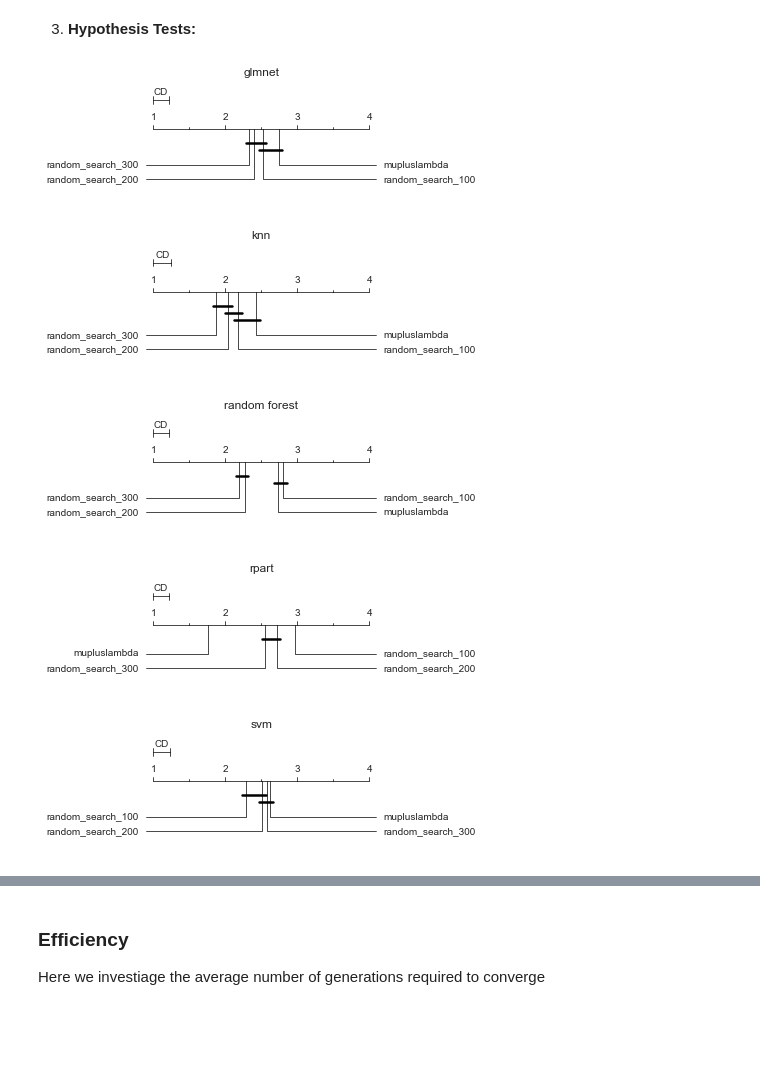
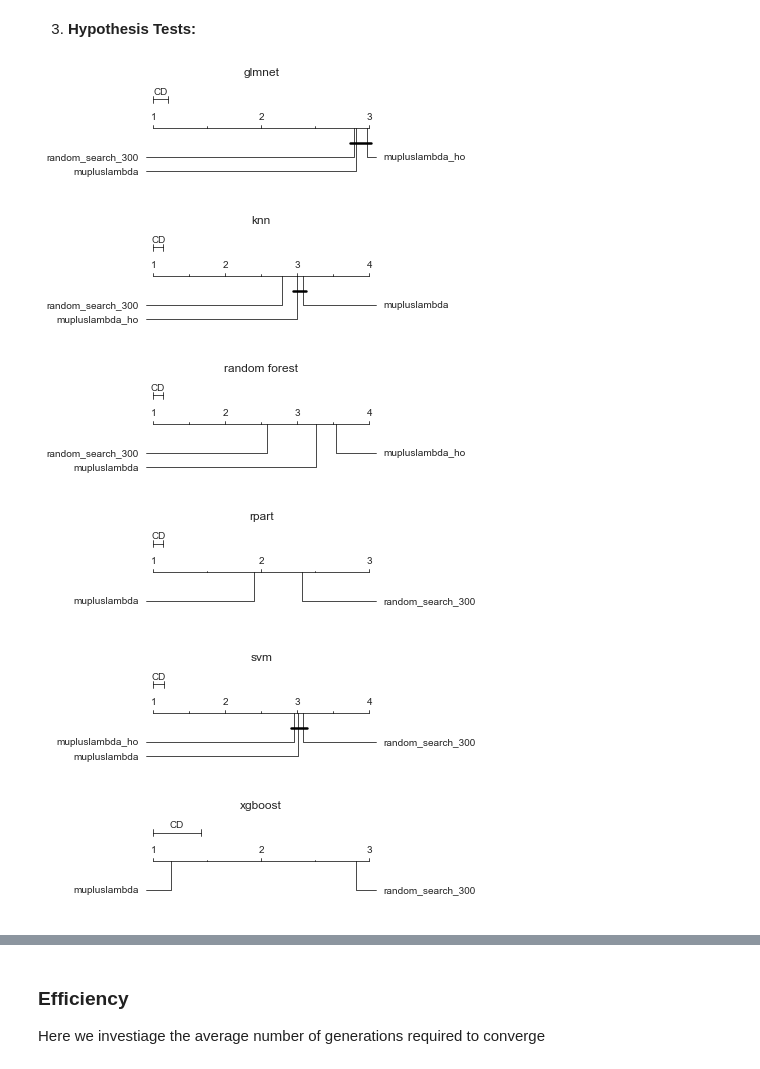
Before and after one commit to PGijsbers/symbolicdefaults, a Jupyter notebook: LogParsing-V3.ipynb, the cells around one changed output, grey strips where cells are left out. Drawn from its saved outputs; the diff is of its cells as text; code cells hidden in the pictures; blank space fills up the shorter version.

```diff
--- a/LogParsing-V3.ipynb
+++ b/LogParsing-V3.ipynb
@@ -206,8 +206,8 @@ Most of the time we are only interested in a single individual from the pareto-f
 We can obtain this via `pick_final_expression(<strategy>)` from each log.
 # %%
 # Collect logs for all problems
-problems = ['svm', 'glmnet', 'rf', 'rpart', 'knn']
-search_strategies = ["mupluslambda", "random_search", "True"]
+problems = ['svm', 'glmnet', 'rf', 'rpart', 'knn', 'xgboost']
+search_strategies = ["mupluslambda", "random_search", "True", "mupluslambda_ho"]
 log = {}
 for problem in problems:
     log[problem] = Runlog(problem, search_strategies, logdir="runs/results2")
@@ -217,7 +217,7 @@ for problem in problems:
 df = pd.DataFrame([])
 
 for k in log.keys():
-    pdf = log[k].pick_final_expression("shortest")
+    pdf = log[k].pick_final_expression("best")
     pdf['problem'] = k
     df = df.append(pdf)
 df[['task', 'length', 'problem', 'search', 'expression', 'in', 'out']].head()
@@ -239,14 +263,17 @@ The following boxplot shows normalized accuracy across problems and search strat
 
 **1. Un-aggregated (across all replications):**
 # %%
-sns.set_palette([sns.xkcd_rgb[x] for x in ["denim blue", "burnt sienna", "tangerine", "yellow orange"]])
+sns.set_palette([sns.xkcd_rgb[x] for x in ["denim blue", "baby blue", "burnt sienna", "tangerine", "yellow orange"]])
 data = df[df.search != "constants_only"].copy()
 data.replace("rf", "random forest", inplace=True)
 p = sns.boxplot(data=data, x="problem", y="out", hue = "search")
 p.set(ylabel='OOB-Accuracy (normalized)', xlabel='Algorithm')
 p.legend(loc='lower right')
 p.legend_.set_title("Search strategy")
-new_labels = [r'$\mu + \lambda$ EA', 'random search 100', 'random search 200', 'random search 300']
+if "mupluslambda_ho" in data["search"].values:
+    new_labels = [r'$\mu + \lambda$ HO-EA', r'$\mu + \lambda$ EA', 'random search 100', 'random search 200', 'random search 300']
+else:
+    new_labels = [r'$\mu + \lambda$ EA', 'random search 100', 'random search 200', 'random search 300']
 for t, l in zip(p.legend_.texts, new_labels): t.set_text(l)
 plt.show()
 # %% [output]
@@ -254,13 +281,16 @@ plt.show()
 # %% [markdown]
 **2. Aggregated across replications:**
 # %%
+sns.set_palette([sns.xkcd_rgb[x] for x in ["denim blue", "baby blue", "burnt sienna", "tangerine", "yellow orange"]])
 aggdf = data.groupby(["task", "search","problem"]).agg(np.mean).reset_index()
-sns.set_palette([sns.xkcd_rgb[x] for x in ["denim blue", "burnt sienna", "tangerine", "yellow orange"]])
 p = sns.boxplot(data=aggdf, x="problem", y="out", hue = "search")
 p.set(ylabel='OOB-Accuracy (normalized)', xlabel='Algorithm')
 p.legend(loc='lower right')
 p.legend_.set_title("Search strategy")
-new_labels = [r'$\mu + \lambda$-EA', 'random search 100', 'random search 200', 'random search 300']
+if "mupluslambda_ho" in aggdf["search"].values:
+    new_labels = [r'$\mu + \lambda$ EA', r'$\mu + \lambda$ HO-EA', 'random search 100', 'random search 200', 'random search 300']
+else:
+    new_labels = [r'$\mu + \lambda$ EA', 'random search 100', 'random search 200', 'random search 300']
 for t, l in zip(p.legend_.texts, new_labels): t.set_text(l)
 plt.savefig("figures/experiment_1.png", bbox_inches='tight', pad_inches=.1)
 plt.show()
@@ -288,23 +315,24 @@ See the caveats in the documentation: https://pandas.pydata.org/pandas-docs/stab
 3. **Hypothesis Tests:**
 # %%
 if orange_imported:
-    #I still have to figure out how to annotate those plots
     aggdf["out_rank"] = aggdf.groupby(["task", "problem"]).out.rank(ascending=False)
     aggdf2 = aggdf.groupby(["problem", "search"])["out_rank"].mean().reset_index()
+    aggdf2 = aggdf2[~aggdf2["search"].isin(["random_search_100", "random_search_200"])]
 
     for problem in aggdf.problem.unique():
         data = aggdf2[aggdf2.problem == problem]
         names = data["search"].values
         avg_ranks = data["out_rank"].values
         cd = Orange.evaluation.compute_CD(avg_ranks, len(aggdf[aggdf.problem == problem]))
         Orange.evaluation.graph_ranks(avg_ranks, names, cd=cd, width=6, textspace=1.5)
         plt.title(problem)
         plt.show()
 else:
     print("orange not available")
 # %% [output]
-[figure, old version]
+[figure, new version]
-[figure, old version]
+[figure, new version]
-[figure, old version]
+[figure, new version]
-[figure, old version]
+[figure, new version]
-[figure, old version]
+[figure, new version]
+[figure, added]
```
Also changed, not shown: parts of 30 cells of this notebook, 1 other file.
